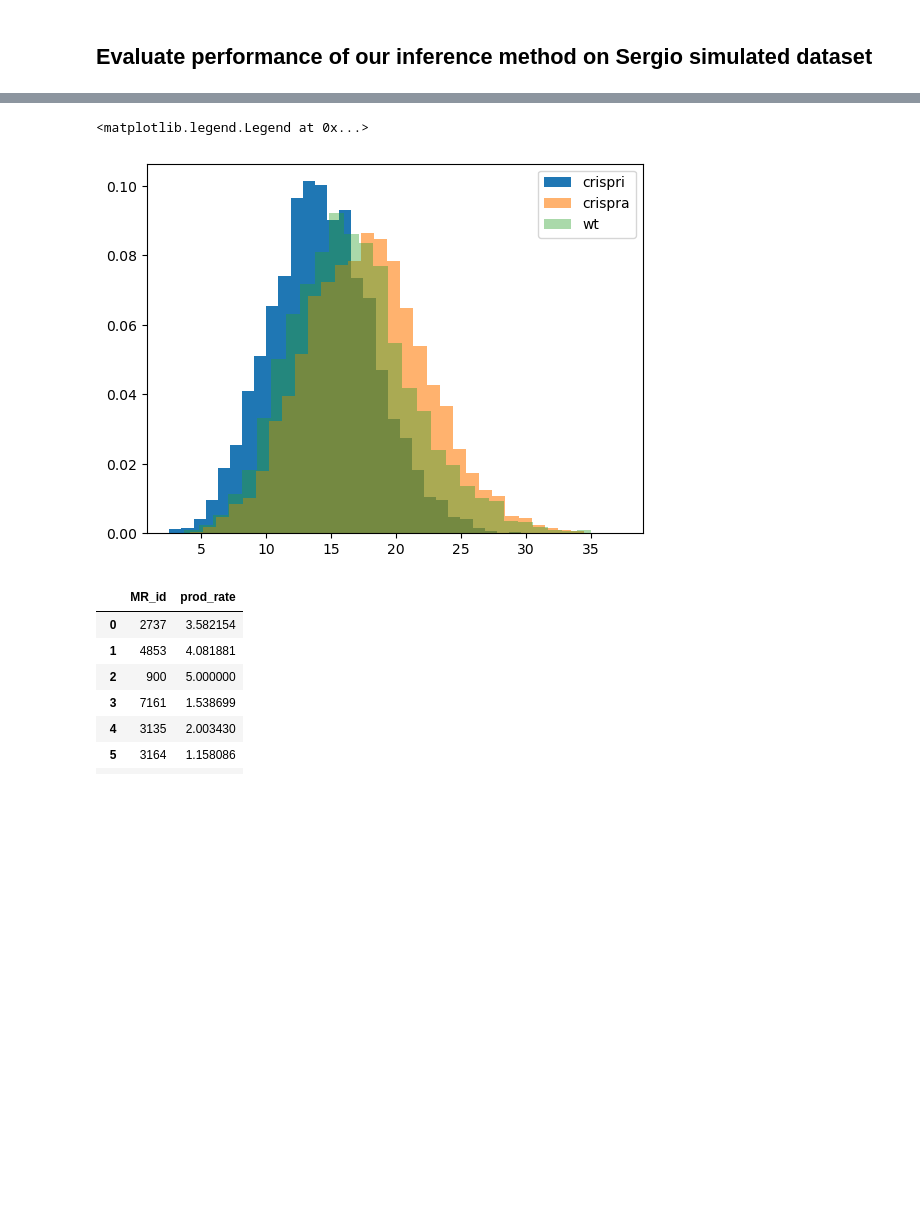
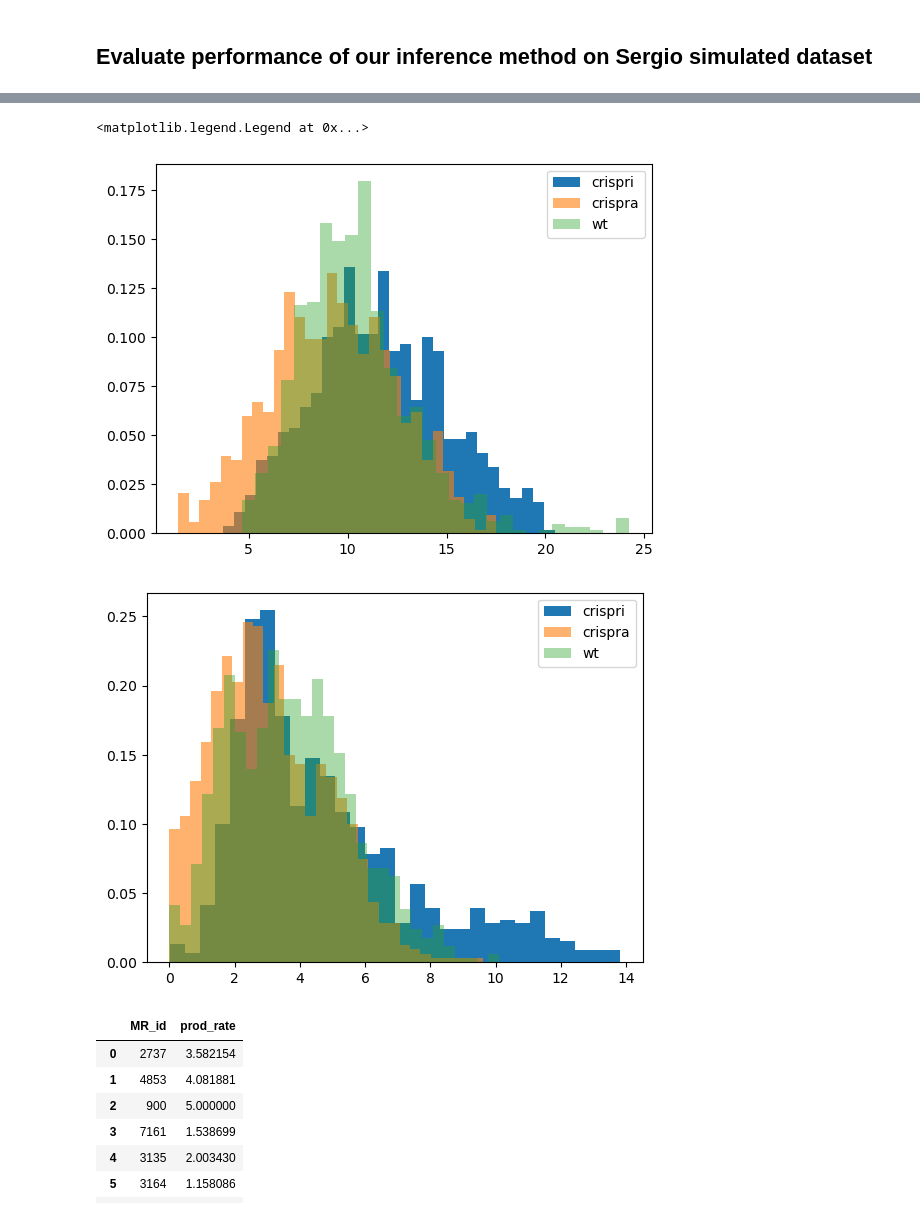
Before and after one commit to PayamDiba/SERGIO, a Jupyter notebook: perturbation.ipynb, the cells around one changed output, grey strips where cells are left out. Cells and saved outputs as stored; diff of their text form; code cells hidden in the pictures; blank space fills up the shorter version.

```diff
--- a/perturbation.ipynb
+++ b/perturbation.ipynb
@@ -48,5 +53,5 @@ df.set_index('file')
 # %%
-pert = perturbation().load(nGenes=70,nCells=10000)
+pert = perturbation().load(nGenes=100,nCells=5000)
 # %%
 G = pert.G
 store = pert.store
@@ -57,0 +63,7 @@ gene_list = list(grn.attr_['genes'].keys())
+# %%
+index_map = {val: idx for idx, val in enumerate(pert.nodes_2perturb)}
+sort_indices = [index_map[el] for el in gene_list if el in index_map.keys()]
+cond = [el in index_map.keys() for el in gene_list ]
+store = store[:,:,cond,:][:,:,sort_indices,:]#reorder the nodes regulated to be the same as the regulators
+wt = wt[cond,:][sort_indices,:]
+gene_list = pert.nodes_2perturb
@@ -198,12 +449,19 @@ Random model AUPR for class -1is: 0.02111801242236025
 # %%
-h,b,_ = plt.hist(store[0,i,j],bins =30,label = 'crispri',density = True)
+h,b,_ = plt.hist(store[0,22,2],bins =30,label = 'crispri',density = True)
 
-h,b,_ = plt.hist(store[1,i,j],alpha = 0.6,bins = 30,label = 'crispra',density = True)
-h,b,_ = plt.hist(wt[j],alpha = 0.4,bins = 30,label = 'wt',density = True)
+h,b,_ = plt.hist(store[1,22,2],alpha = 0.6,bins = 30,label = 'crispra',density = True)
+h,b,_ = plt.hist(wt[2],alpha = 0.4,bins = 30,label = 'wt',density = True)
 plt.legend()
+plt.figure()
+h,b,_ = plt.hist(store[0,23,49],bins =30,label = 'crispri',density = True)
+
+h,b,_ = plt.hist(store[1,23,49],alpha = 0.6,bins = 30,label = 'crispra',density = True)
+h,b,_ = plt.hist(wt[49],alpha = 0.4,bins = 30,label = 'wt',density = True)
+plt.legend()
 # %% [output]
 <matplotlib.legend.Legend at 0x...>
-[figure, old version]
+[figure, new version]
+[figure, added]
 # %%
 pd.DataFrame([[i,v.prod_rates_[0]] for i,v in sim2.grn_.attr_['genes'].items()if v.prod_rates_ is not None] ,columns= ['MR_id','prod_rate'])
 # %% [output]
```
Also changed, not shown: parts of 47 cells of this notebook, 3 other files.
